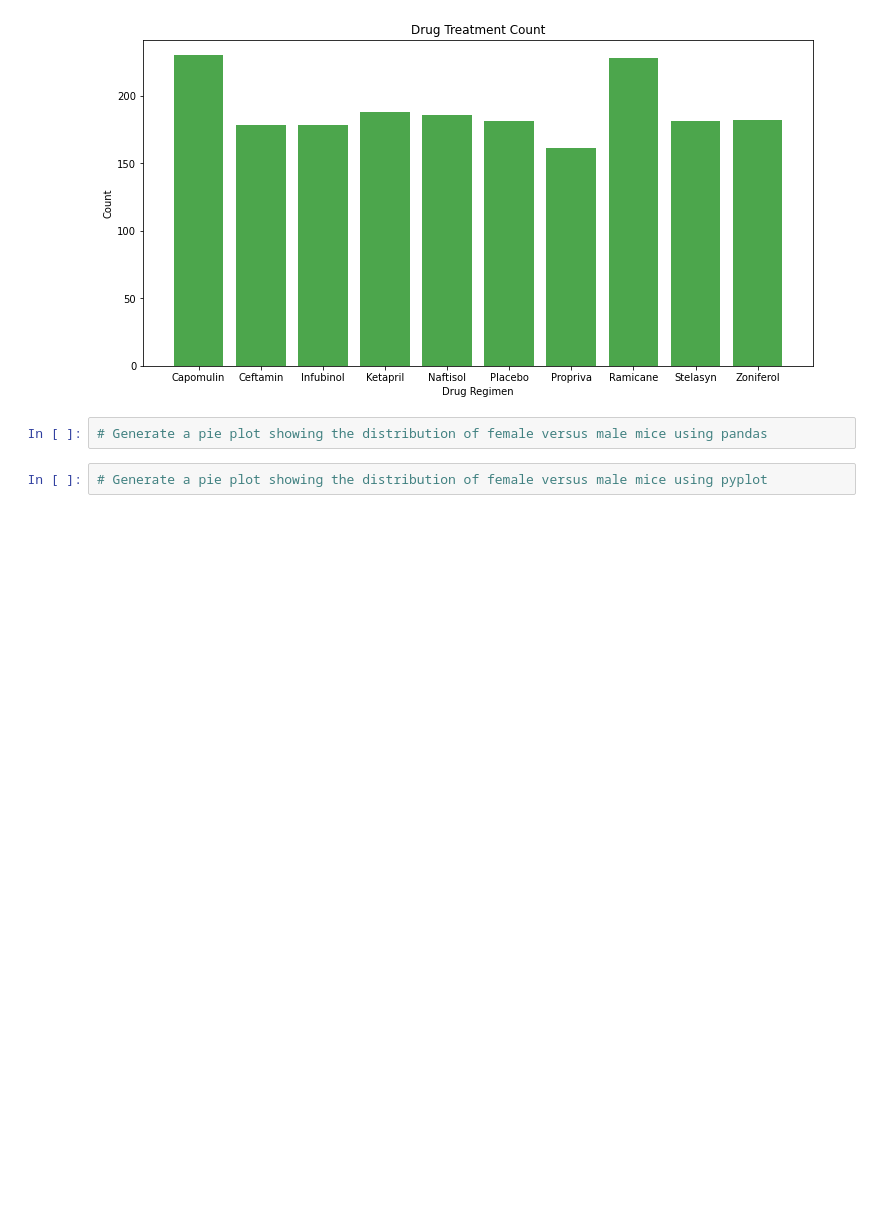
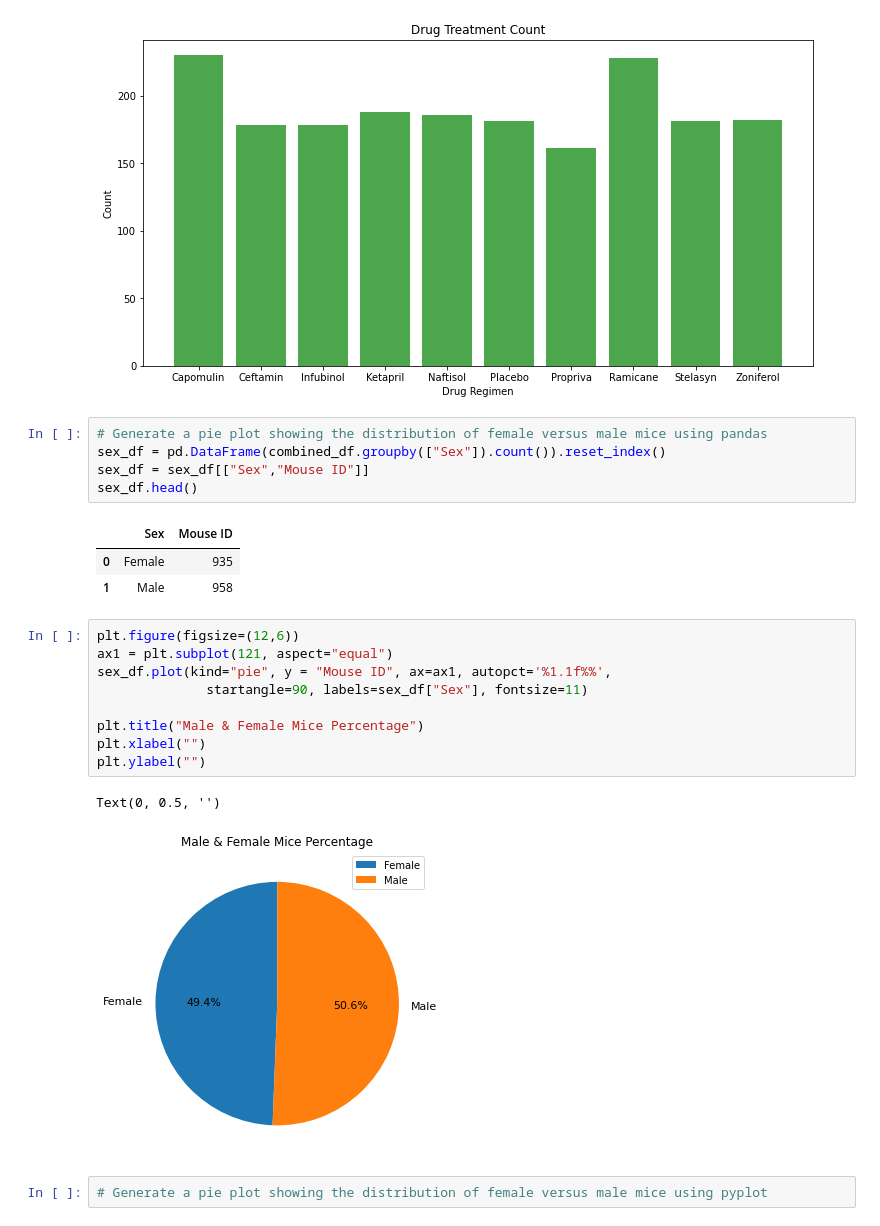
Before and after one commit to OnyNwosu/MatPlotlib-Challenge, a Jupyter notebook: Pymaceuticals/pymaceuticals_starter.ipynb, the cells around one changed output. Cells and saved outputs as stored; diff of their text form; blank space fills up the shorter version.

Commit message:
adding first pic chart

```diff
--- a/Pymaceuticals/pymaceuticals_starter.ipynb
+++ b/Pymaceuticals/pymaceuticals_starter.ipynb
@@ -186,6 +186,25 @@ Text(0, 0.5, 'Count')
 [figure]
 # %%
 # Generate a pie plot showing the distribution of female versus male mice using pandas
+sex_df = pd.DataFrame(combined_df.groupby(["Sex"]).count()).reset_index()
+sex_df = sex_df[["Sex","Mouse ID"]]
+sex_df.head()
+# %% [output]
+|  | Sex | Mouse ID |
+| 0 | Female | 935 |
+| 1 | Male | 958 |
+# %%
+plt.figure(figsize=(12,6))
+ax1 = plt.subplot(121, aspect="equal")
+sex_df.plot(kind="pie", y = "Mouse ID", ax=ax1, autopct='%1.1f%%',
+              startangle=90, labels=sex_df["Sex"], fontsize=11)
+
+plt.title("Male & Female Mice Percentage")
+plt.xlabel("")
+plt.ylabel("")
+# %% [output]
+Text(0, 0.5, '')
+[figure, added]
 # %%
 # Generate a pie plot showing the distribution of female versus male mice using pyplot
 # %% [markdown]
```
